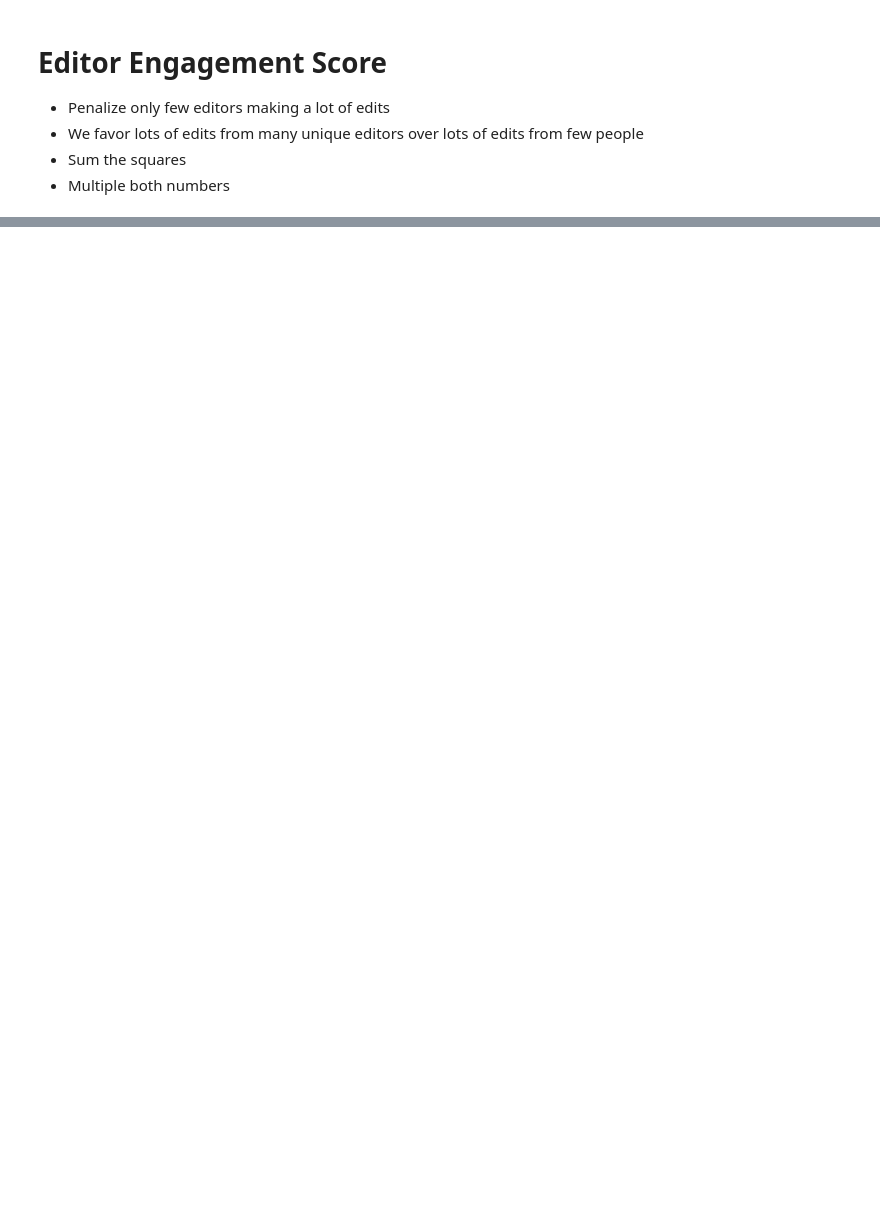
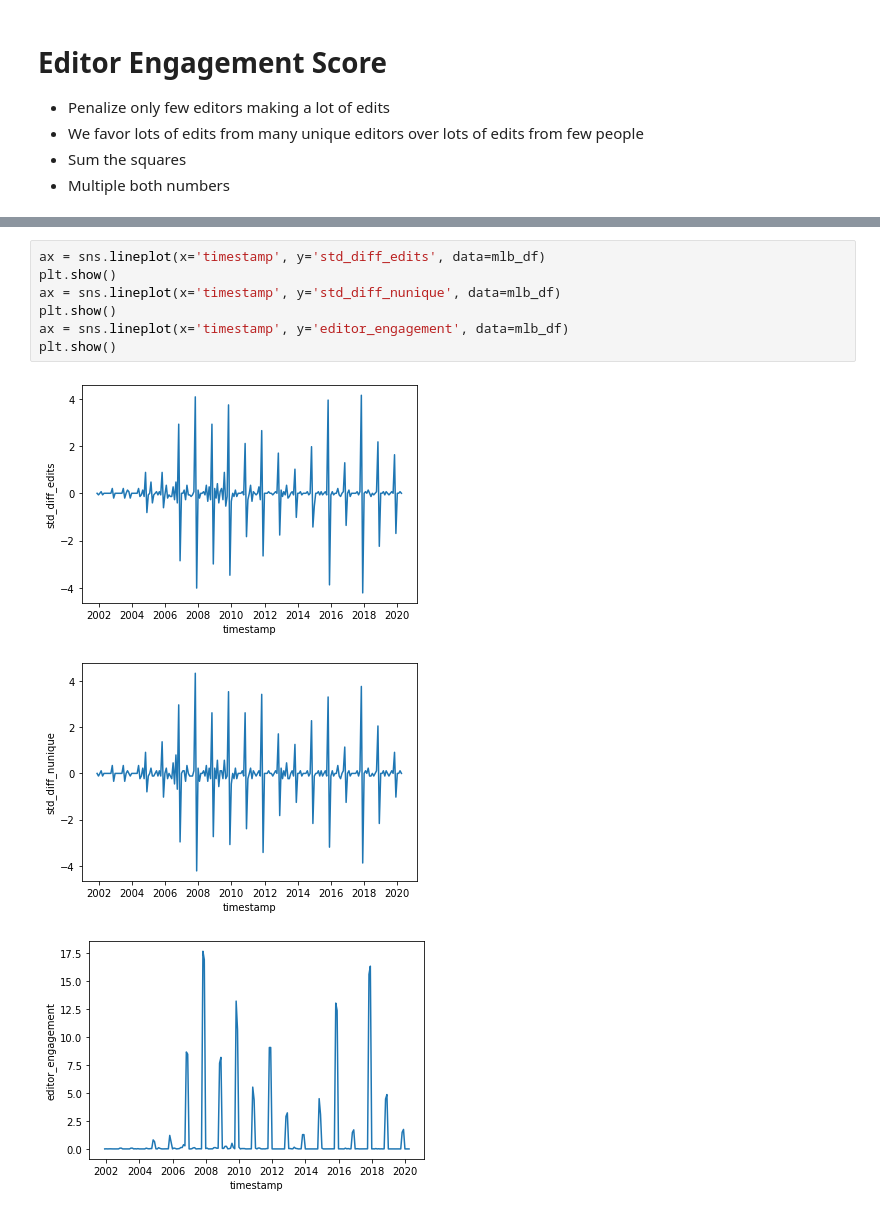
Before and after one commit to Jonwlin/DSC180B, a Jupyter notebook: notebooks/CleanedWikiPopularity.ipynb, the cells around one changed output, grey strips where cells are left out. Drawn from its saved outputs; the diff is of its cells as text; blank space fills up the shorter version.

```diff
--- a/notebooks/CleanedWikiPopularity.ipynb
+++ b/notebooks/CleanedWikiPopularity.ipynb
@@ -150 +123,12 @@ SyntaxError: EOL while scanning string literal (<ipython-input-48-61b8626ca68b>,
+# %%
+ax = sns.lineplot(x='timestamp', y='std_diff_edits', data=mlb_df)
+plt.show()
+ax = sns.lineplot(x='timestamp', y='std_diff_nunique', data=mlb_df)
+plt.show()
+ax = sns.lineplot(x='timestamp', y='editor_engagement', data=mlb_df)
+plt.show()
+# %% [output]
+[figure, added]
+[figure, added]
+[figure, added]
 # %%
```
Also changed, not shown: parts of 25 cells of this notebook, 6 other files.
